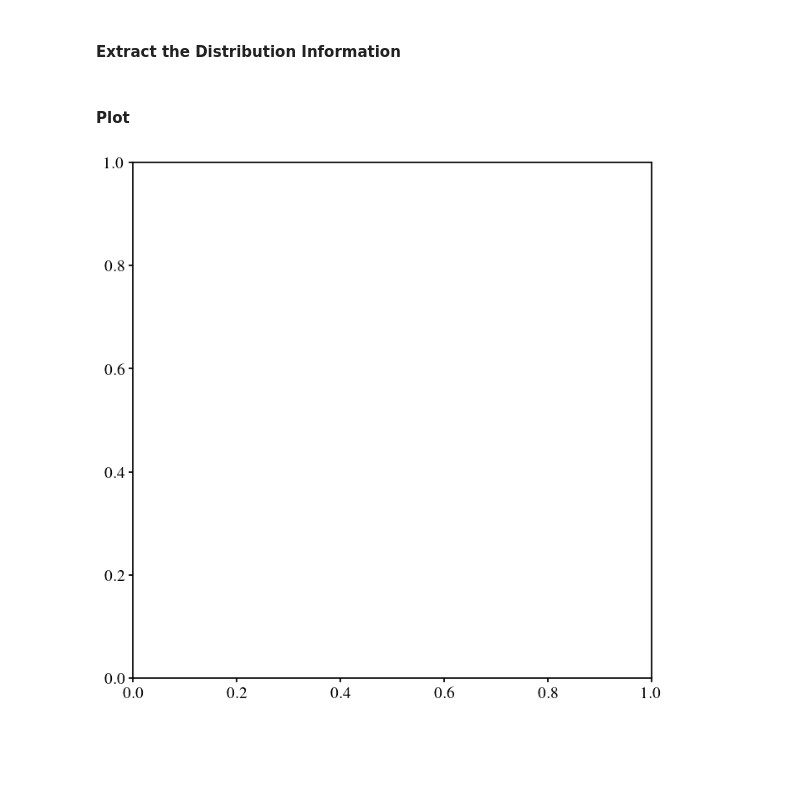
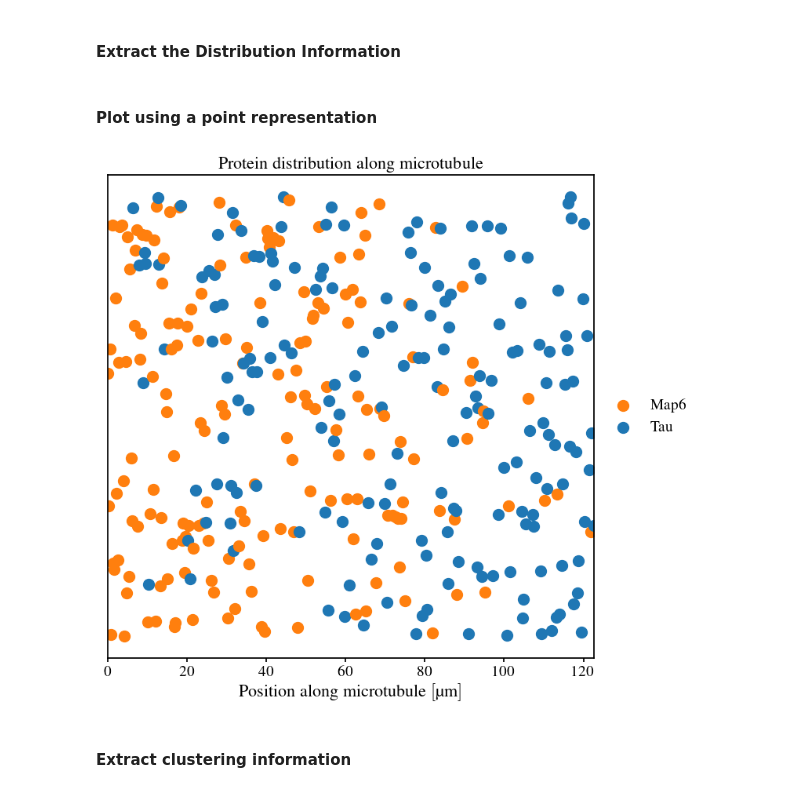
Before and after one commit to CWU-Computational-Biophysics/tau_mts, a Jupyter notebook: analysis.ipynb, the cells around one changed output. Saved outputs shown, nothing was run; the diff lists cells and outputs as text; code cells hidden in the pictures; blank space fills up the shorter version.

Commit message:
fin distribution figure

```diff
--- a/analysis.ipynb
+++ b/analysis.ipynb
@@ -284,2 +286,8 @@ fig.savefig(figure_dir / r"mt_growth_over_time")
+# %%
+# select a sim name
+distribution_sim_name = "T0_5_2"
+
+# select a time step between 0 and N-1
+distribution_time_step = 999
 # %% [markdown]
 #### Extract the Distribution Information
@@ -286,8 +317,63 @@ fig.savefig(figure_dir / r"mt_growth_over_time")
 # %% [markdown]
-#### Plot
+#### Plot using a point representation
-# %%
-# plot the map6 distribution along an MT
-# define the figure
-fig, ax = plt.subplots()
-# %% [output]
-[figure, removed]
+# %%
+# plot the map6 distribution along an MT
+# define the figure
+fig, ax = plt.subplots()
+
+# get a list of colors
+colors = colormaps["tab10"].colors
+
+# booleans for tracking label status
+tau_label = False
+map6_label = False
+
+# use the mt_state_array to plot the locations of proteins
+# do not plot the zero values
+for (pos, protein) in mt_state_array:
+    # protein = 1 means tau
+    # protein = 2 means map6
+    # check that the protein value is not 0
+    if protein == 0: continue
+
+    # use the protein value to determine the color
+    if protein == 1: color = colors[0]
+    elif protein == 2: color = colors[1]
+
+    # determine if the label should be added
+    label = None
+    if protein == 1 and not tau_label:
+        label = r"Tau"
+        tau_label = True
+    elif protein == 2 and not map6_label:
+        label = r"Map6"
+        map6_label = True
+
+    # define a random vertial position to differentiate points
+    vert_pos = np.random.uniform(0, 1)
+
+    # plot the protein as a dot
+    ax.scatter(
+        pos,
+        vert_pos,
+        color=color,
+        s=100,
+        label=label
+    )
+
+# remove the vertical axis labels
+ax.set_yticks([])
+
+# set the labels
+ax.set_xlabel(r"Position along microtubule $\left[\qty{}{\micro\meter}\right]$")
+ax.set_title(r"Protein distribution along microtubule")
+
+# add a legend outside the figure
+ax.legend(loc="center left", bbox_to_anchor=(1, 0.5))
+
+# save the figure
+fig.savefig(figure_dir / r"protein_distribution")
+# %% [output]
+[figure, added]
+# %% [markdown]
+#### Extract clustering information
```
Also changed, not shown: parts of 10 cells of this notebook, 9 other files.
